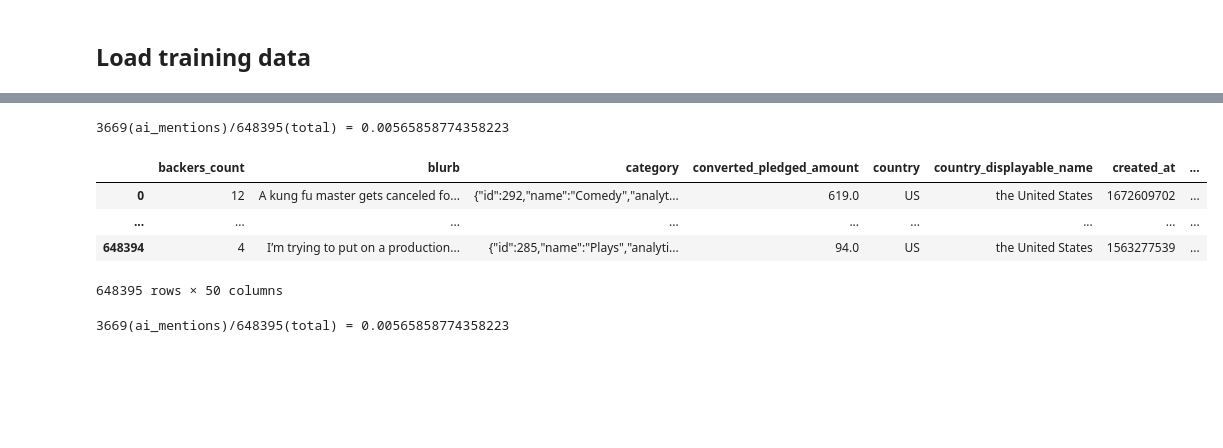
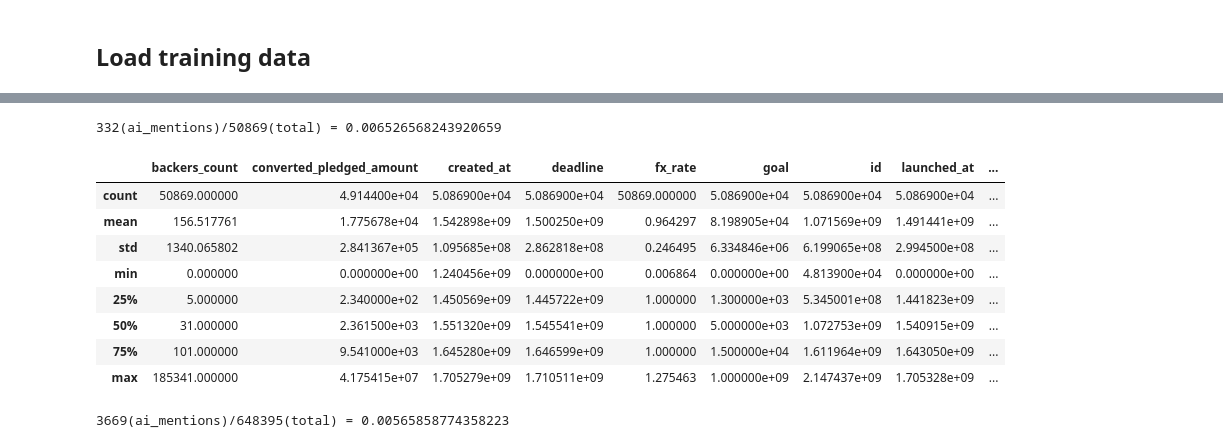
Before and after one commit to georgeh12/mlflow, a Jupyter notebook: model.ipynb, the cells around one changed output, grey strips where cells are left out. Cells and saved outputs as stored; diff of their text form; code cells hidden in the pictures; blank space fills up the shorter version.

```diff
--- a/model.ipynb
+++ b/model.ipynb
@@ -104,22 +104,26 @@ c:\Users\georg\Documents\GitHub\mlflow\data\Kickstarter_2024-01-15T14_13_05_649Z
 648395
 # %%
 # Debugging
-pd.set_option('display.max_rows', 3)
+pd.set_option('display.max_rows', None)
 pd.set_option('display.max_colwidth', None)
 pd.set_option('display.expand_frame_repr', False)
 #df.info()
 total = len(df.index)
 ai_mentions = df.loc[df['ai_mention'] == True].shape[0]
 print(f"{ai_mentions}(ai_mentions)/{total}(total) = {ai_mentions/total}")
 #df.loc[df['ai_mention_blurb'] == True, ['name', 'blurb', 'ai_mention', 'ai_matches_blurb', 'ai_matches_name']]
-df
+df.describe()
 # %% [output]
-3669(ai_mentions)/648395(total) = 0.00565858774358223
+332(ai_mentions)/50869(total) = 0.006526568243920659
-|  | backers_count | blurb | category | converted_pledged_amount | country | country_displayable_name | created_at | ... |
-| 0 | 12 | A kung fu master gets canceled fo... | {"id":292,"name":"Comedy","analyt... | 619.0 | US | the United States | 1672609702 | ... |
-| ... | ... | ... | ... | ... | ... | ... | ... | ... |
-| 648394 | 4 | I’m trying to put on a production... | {"id":285,"name":"Plays","analyti... | 94.0 | US | the United States | 1563277539 | ... |
+|  | backers_count | converted_pledged_amount | created_at | deadline | fx_rate | goal | id | launched_at | ... |
+| count | 50869.000000 | 4.914400e+04 | 5.086900e+04 | 5.086900e+04 | 50869.000000 | 5.086900e+04 | 5.086900e+04 | 5.086900e+04 | ... |
+| mean | 156.517761 | 1.775678e+04 | 1.542898e+09 | 1.500250e+09 | 0.964297 | 8.198905e+04 | 1.071569e+09 | 1.491441e+09 | ... |
+| std | 1340.065802 | 2.841367e+05 | 1.095685e+08 | 2.862818e+08 | 0.246495 | 6.334846e+06 | 6.199065e+08 | 2.994500e+08 | ... |
+| min | 0.000000 | 0.000000e+00 | 1.240456e+09 | 0.000000e+00 | 0.006864 | 0.000000e+00 | 4.813900e+04 | 0.000000e+00 | ... |
+| 25% | 5.000000 | 2.340000e+02 | 1.450569e+09 | 1.445722e+09 | 1.000000 | 1.300000e+03 | 5.345001e+08 | 1.441823e+09 | ... |
+| 50% | 31.000000 | 2.361500e+03 | 1.551320e+09 | 1.545541e+09 | 1.000000 | 5.000000e+03 | 1.072753e+09 | 1.540915e+09 | ... |
+| 75% | 101.000000 | 9.541000e+03 | 1.645280e+09 | 1.646599e+09 | 1.000000 | 1.500000e+04 | 1.611964e+09 | 1.643050e+09 | ... |
+| max | 185341.000000 | 4.175415e+07 | 1.705279e+09 | 1.710511e+09 | 1.275463 | 1.000000e+09 | 2.147437e+09 | 1.705328e+09 | ... |
-648395 rows × 50 columns
 # %%
 # Convert all numeric columns to numeric type
 numeric_columns = df.select_dtypes(include='number').columns
```
Also changed, not shown: parts of 6 cells of this notebook, 1 other file.
